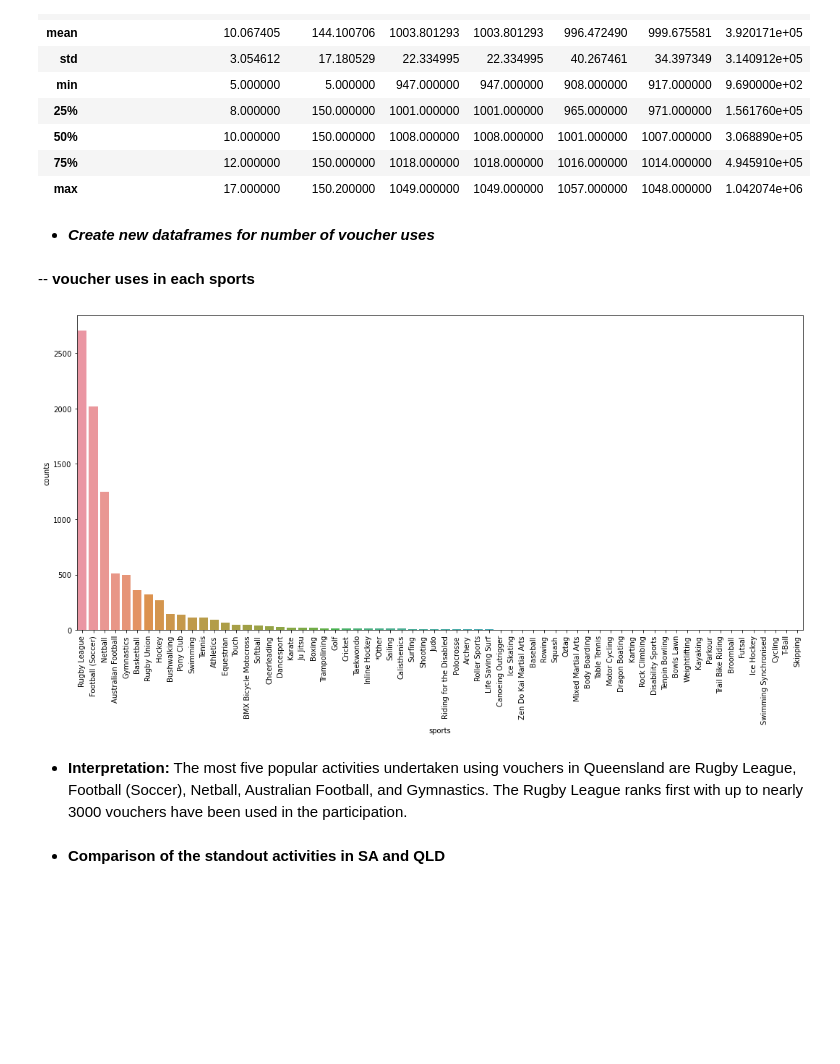
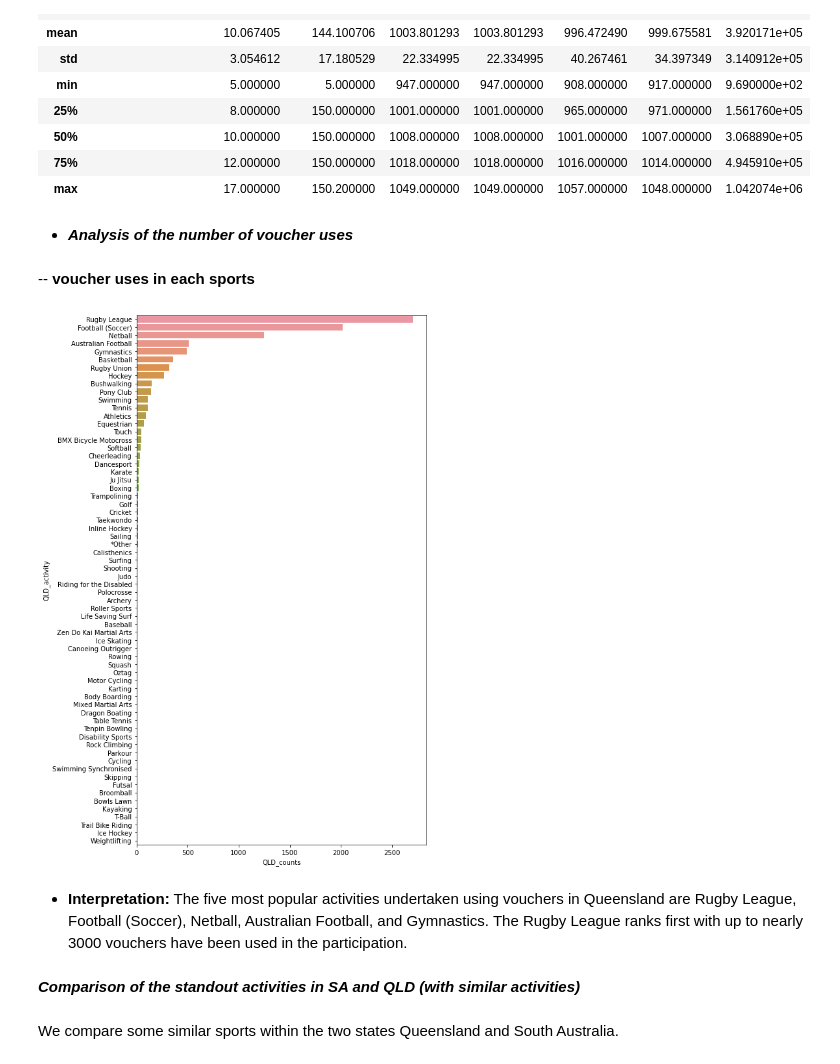
Before and after one commit to xuyenlinhHuynh/data-science-portfolio-xuyenlinhHuynh, a Jupyter notebook: Portfolio 2.ipynb, the cells around one changed output. Saved outputs shown, nothing was run; the diff lists cells and outputs as text; code cells hidden in the pictures; blank space fills up the shorter version.

```diff
--- a/Portfolio 2.ipynb
+++ b/Portfolio 2.ipynb
@@ -886,21 +895,22 @@ qld_vouchers_scores[["Child Age (at time of Application)", "Total Payment", "IEO
 | 75% | 12.000000 | 150.000000 | 1018.000000 | 1018.000000 | 1016.000000 | 1014.000000 | 4.945910e+05 |
 | max | 17.000000 | 150.200000 | 1049.000000 | 1049.000000 | 1057.000000 | 1048.000000 | 1.042074e+06 |
 # %% [markdown]
-* ***Create new dataframes for number of voucher uses***
+* ***Analysis of the number of voucher uses***
 # %% [markdown]
 -- **voucher uses in each sports**
 # %%
 # New dataframe including sport name and the corresponding number of voucher uses
-sport_vou = qld_vouchers_scores['Participation Activity'].value_counts().rename_axis('sports').reset_index(name='counts')
+sport_vou = qld_vouchers_scores['Participation Activity'].value_counts().rename_axis('QLD_activity').reset_index(name='QLD_counts')
 # %%
 # plot the sport v.s voucher uses dataframe
-fig, ax = plt.subplots(figsize=(18,8))
-plot_sport = sns.barplot(x='sports', y='counts', data=sport_vou, ax=ax)
-plot_sport.set_xticklabels(plot_sport.get_xticklabels(), rotation=90)
+fig, ax = plt.subplots(figsize=(8,15))
+plot_sport = sns.barplot(x='QLD_counts', y='QLD_activity', data=sport_vou, ax=ax, orient="h")
 plt.show()
 # %% [output]
-[figure, old version]
+[figure, new version]
 # %% [markdown]
-* **Interpretation:** The most five popular activities undertaken using vouchers in Queensland are Rugby League, Football (Soccer), Netball, Australian Football, and Gymnastics. The Rugby League ranks first with up to nearly 3000 vouchers have been used in the participation.
+* **Interpretation:** The five most popular activities undertaken using vouchers in Queensland are Rugby League, Football (Soccer), Netball, Australian Football, and Gymnastics. The Rugby League ranks first with up to nearly 3000 vouchers have been used in the participation.
 # %% [markdown]
-* **Comparison of the standout activities in SA and QLD**
+   ***Comparison of the standout activities in SA and QLD (with similar activities)***
+# %% [markdown]
+We compare some similar sports within the two states Queensland and South Australia.
```
Also changed, not shown: parts of 67 cells of this notebook.
